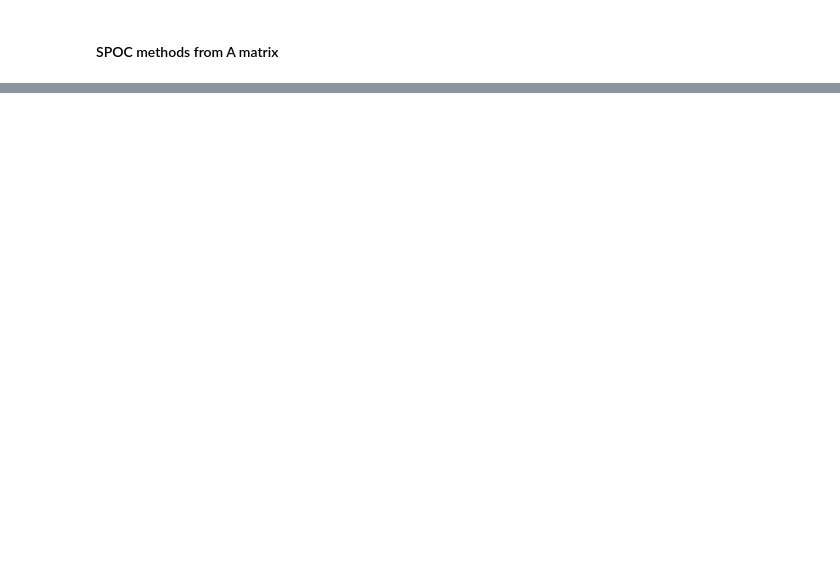
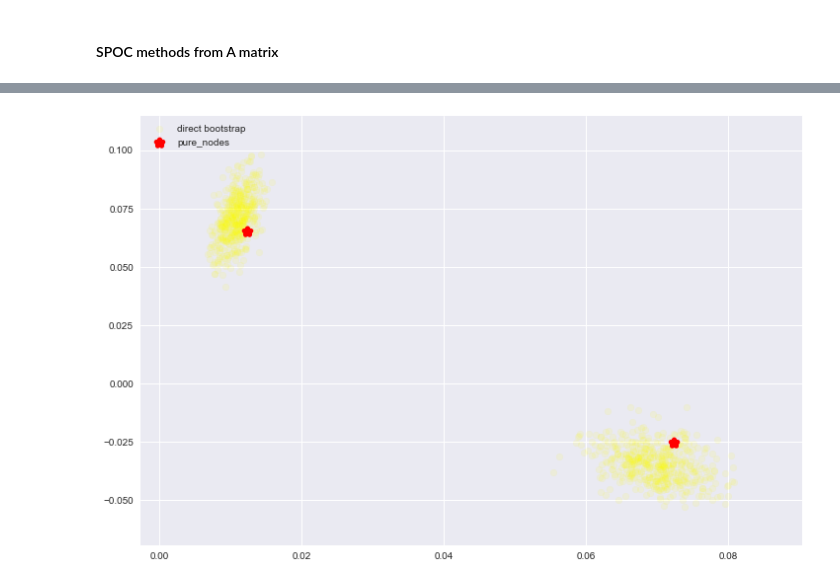
Before and after one commit to stat-ml/SPOC, a Jupyter notebook: Toy_example.ipynb, the cells around one changed output, grey strips where cells are left out. Cells and saved outputs as stored; diff of their text form; code cells hidden in the pictures; blank space fills up the shorter version.

```diff
--- a/Toy_example.ipynb
+++ b/Toy_example.ipynb
@@ -77,0 +125,17 @@ B relative error  0.189661035909
+# %%
+direct_std = []
+for i in range(500):
+    A = P_to_A(P, reflect=True, seed=i)
+    U, L =  get_U_L(A, k=2)
+    U = U[pn.index]
+    direct_std.append(U)
+direct_std = np.array(direct_std)
+# %%
+plt.figure(figsize=(12, 8))
+plt.scatter(direct_std[:, pn.index, 0], direct_std[:, pn.index, 1], c="yellow", label = "direct bootstrap",\
+           alpha=0.1, linewidths=0.1)
+plt.scatter(pn.U_0, pn.U_1, label="pure_nodes", linewidths=5, c="r", marker="*")
+plt.legend(loc="upper left")
+plt.grid(0.2)
+# %% [output]
+[figure, added]
```
Also changed, not shown: parts of 12 cells of this notebook, 3 other files.
